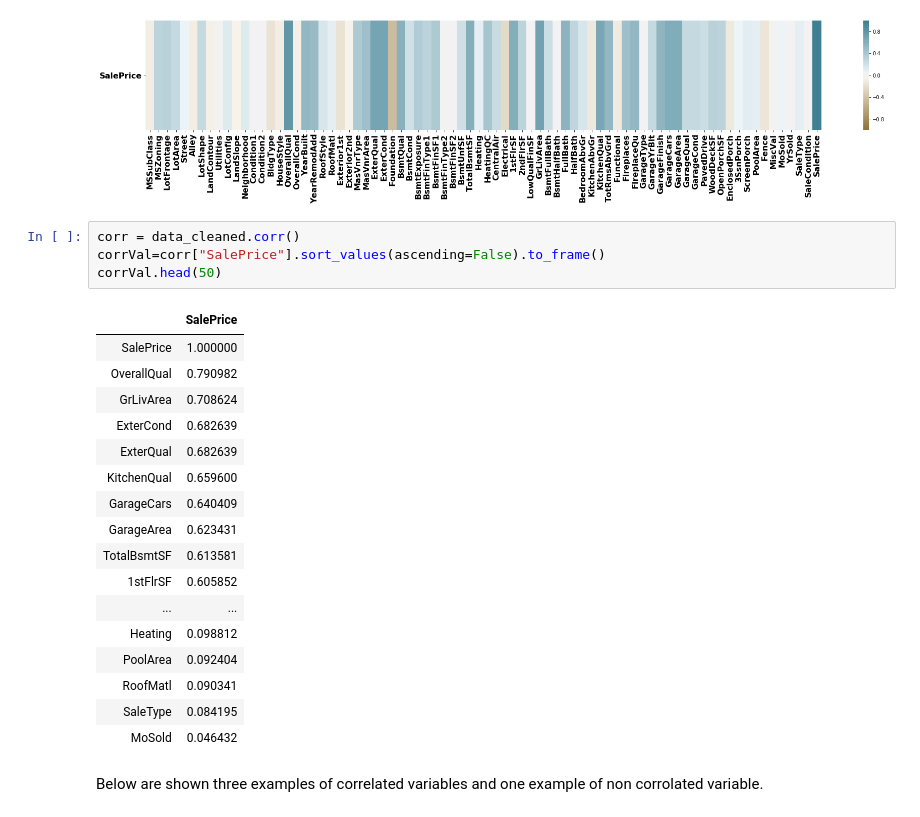
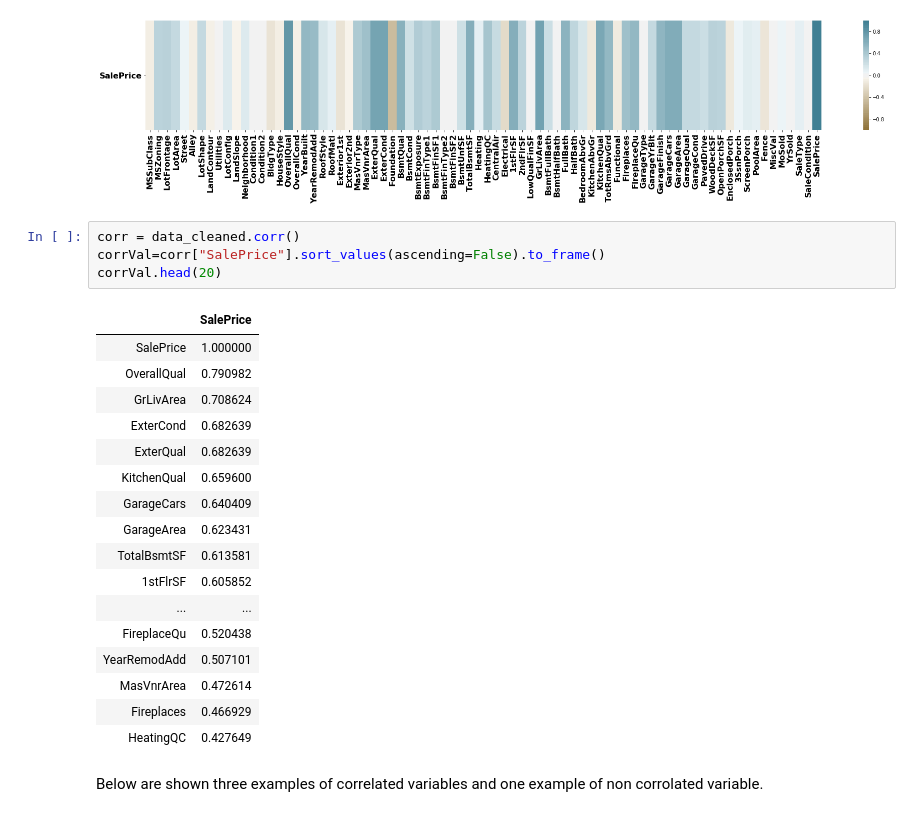
Before and after one commit to BenInTheBox/DataScienceInPractice, a Jupyter notebook: project/code.ipynb, the cells around one changed output. Saved outputs shown, nothing was run; the diff lists cells and outputs as text.

```diff
--- a/project/code.ipynb
+++ b/project/code.ipynb
@@ -323,25 +305,25 @@ plt.savefig('EDACorr.png',bbox_inches='tight')
 # %%
 corr = data_cleaned.corr()
 corrVal=corr["SalePrice"].sort_values(ascending=False).to_frame()
-corrVal.head(50)
+corrVal.head(20)
 # %% [output]
 |  | SalePrice |
 | SalePrice | 1.000000 |
 | OverallQual | 0.790982 |
 | GrLivArea | 0.708624 |
 | ExterCond | 0.682639 |
 | ExterQual | 0.682639 |
 | KitchenQual | 0.659600 |
 | GarageCars | 0.640409 |
 | GarageArea | 0.623431 |
 | TotalBsmtSF | 0.613581 |
 | 1stFlrSF | 0.605852 |
 | ... | ... |
-| Heating | 0.098812 |
-| PoolArea | 0.092404 |
-| RoofMatl | 0.090341 |
-| SaleType | 0.084195 |
-| MoSold | 0.046432 |
+| FireplaceQu | 0.520438 |
+| YearRemodAdd | 0.507101 |
+| MasVnrArea | 0.472614 |
+| Fireplaces | 0.466929 |
+| HeatingQC | 0.427649 |
 # %% [markdown]
 Below are shown three examples of correlated variables and one example of non corrolated variable.
 # %%
```
Also changed, not shown: parts of 15 cells of this notebook, 1 other file.
